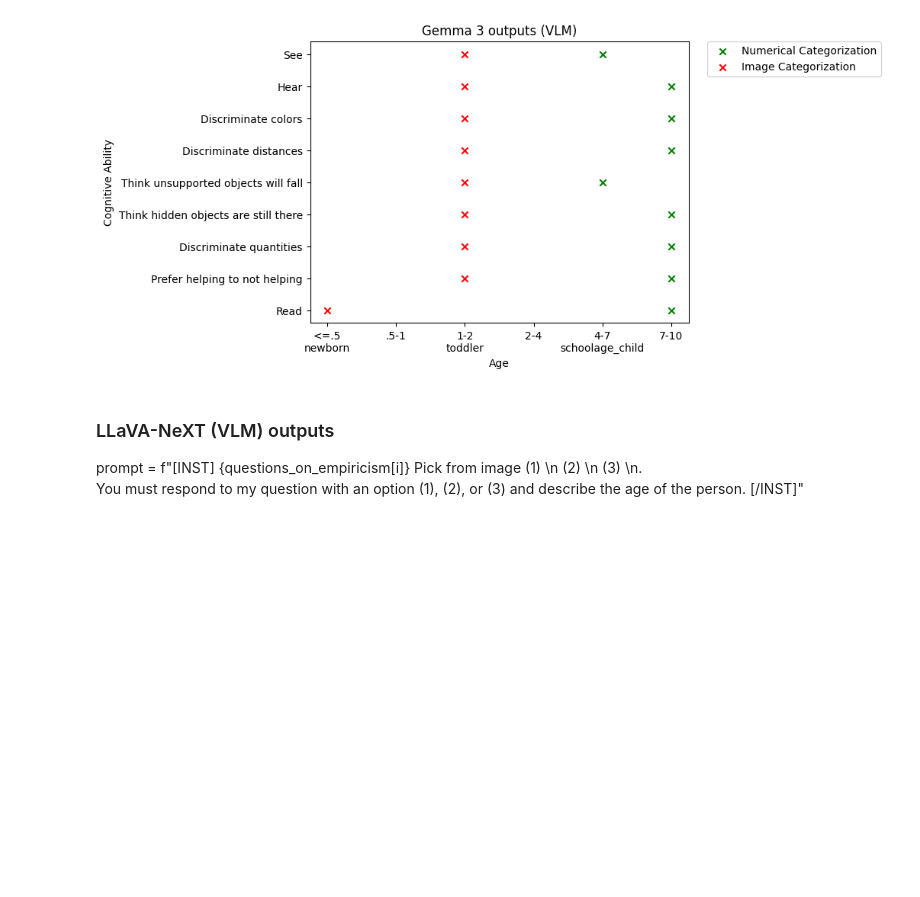
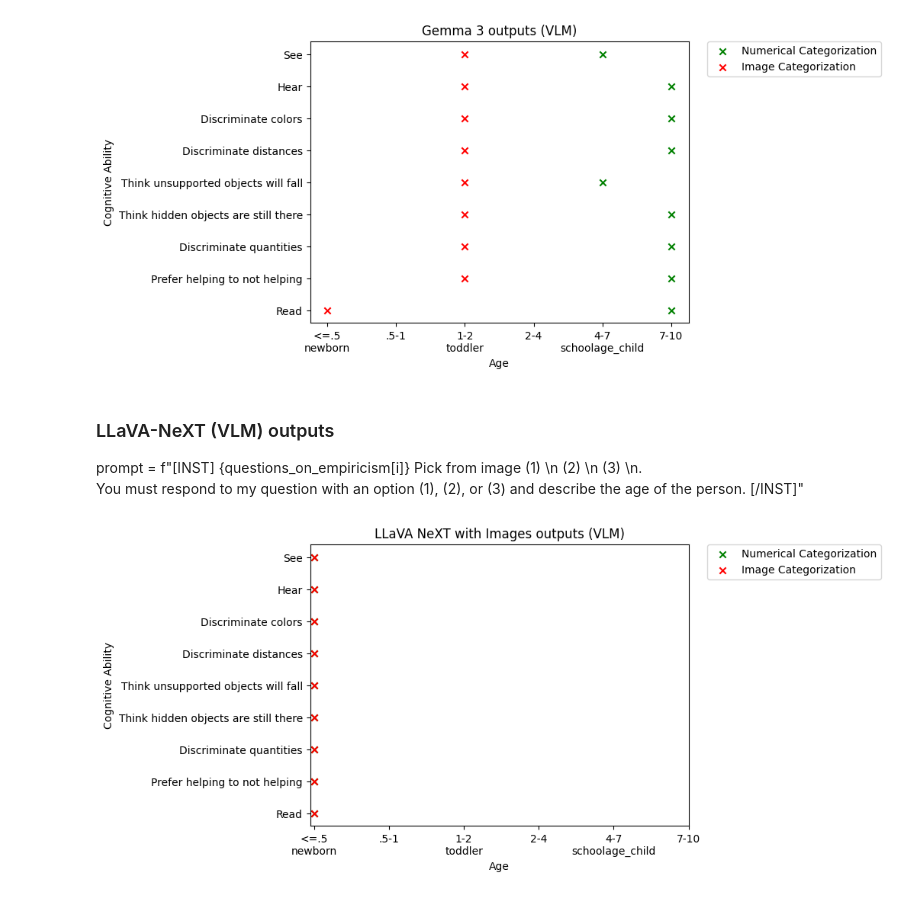
Before and after one commit to yunchen-hung/machine-beliefs, a Jupyter notebook: plotting.ipynb, the cells around one changed output. Saved outputs shown, nothing was run; the diff lists cells and outputs as text; code cells hidden in the pictures; blank space fills up the shorter version.

Commit message:
upload final plots

```diff
--- a/plotting.ipynb
+++ b/plotting.ipynb
@@ -85 +85,42 @@
         You must respond to my question with an option (1), (2), or (3) and describe the age of the person. [/INST]"
+# %%
+categories = ['See', 'Hear', 'Discriminate colors', 'Discriminate distances',
+'Think unsupported objects will fall', 'Think hidden objects are still there',
+'Discriminate quantities', 'Prefer helping to not helping', 'Read']
+values = ["<=.5", "<=.5", "<=.5", "<=.5", "<=.5", "<=.5","<=.5", "<=.5" ,"<=.5"]
+values_img = ['newborn', 'newborn', 'newborn', 'newborn', 'newborn', 'newborn', 'newborn', 'newborn','newborn']
+custom_labels = ["<=.5", ".5-1", "1-2", "2-4", "4-7", "7-10"]
+img_labels = ['newborn', 'toddler', 'schoolage_child']
+
+label_map = {
+    "newborn": "<=.5",
+    "toddler": "1-2",
+    "schoolage_child": "4-7"
+}
+
+second_row = []
+for c in custom_labels:
+    matched = [k for k, v in label_map.items() if v == c]
+    second_row.append(matched[0] if matched else "")
+two_line_labels = [f"{c}\n{s}" for c, s in zip(custom_labels, second_row)]
+
+positions = range(len(custom_labels))
+
+x_pos = [custom_labels.index(v) for v in values]
+x_image = [2* img_labels.index(v) for v in values_img]
+y_pos = [categories.index(v) for v in categories]
+
+plt.scatter(x_pos, y_pos, marker='x', color='green', label='Numerical Categorization')
+plt.scatter(x_image, y_pos, marker='x', color='red', label='Image Categorization')
+
+plt.xticks(positions, two_line_labels)
+plt.yticks(range(len(categories)), categories)
+
+plt.xlabel("Age")
+plt.ylabel("Cognitive Ability")
+plt.gca().invert_yaxis()
+plt.title('LLaVA NeXT with Images outputs (VLM)')
+plt.legend(bbox_to_anchor=(1.05, 1), loc='upper left', borderaxespad=0.)
+plt.show()
+# %% [output]
+[figure, added]
```
Also changed, not shown: parts of 1 cell of this notebook, 1 other file.
